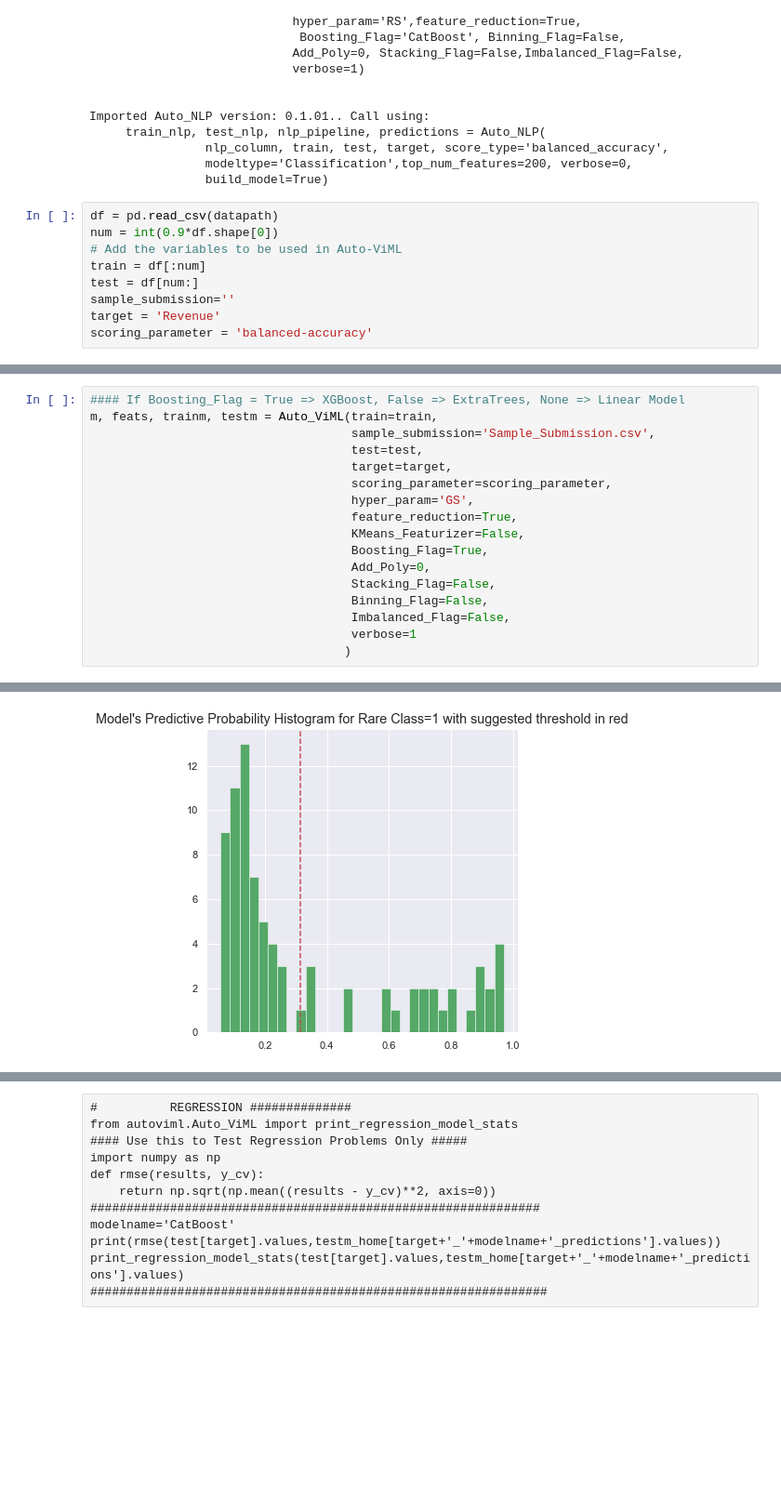
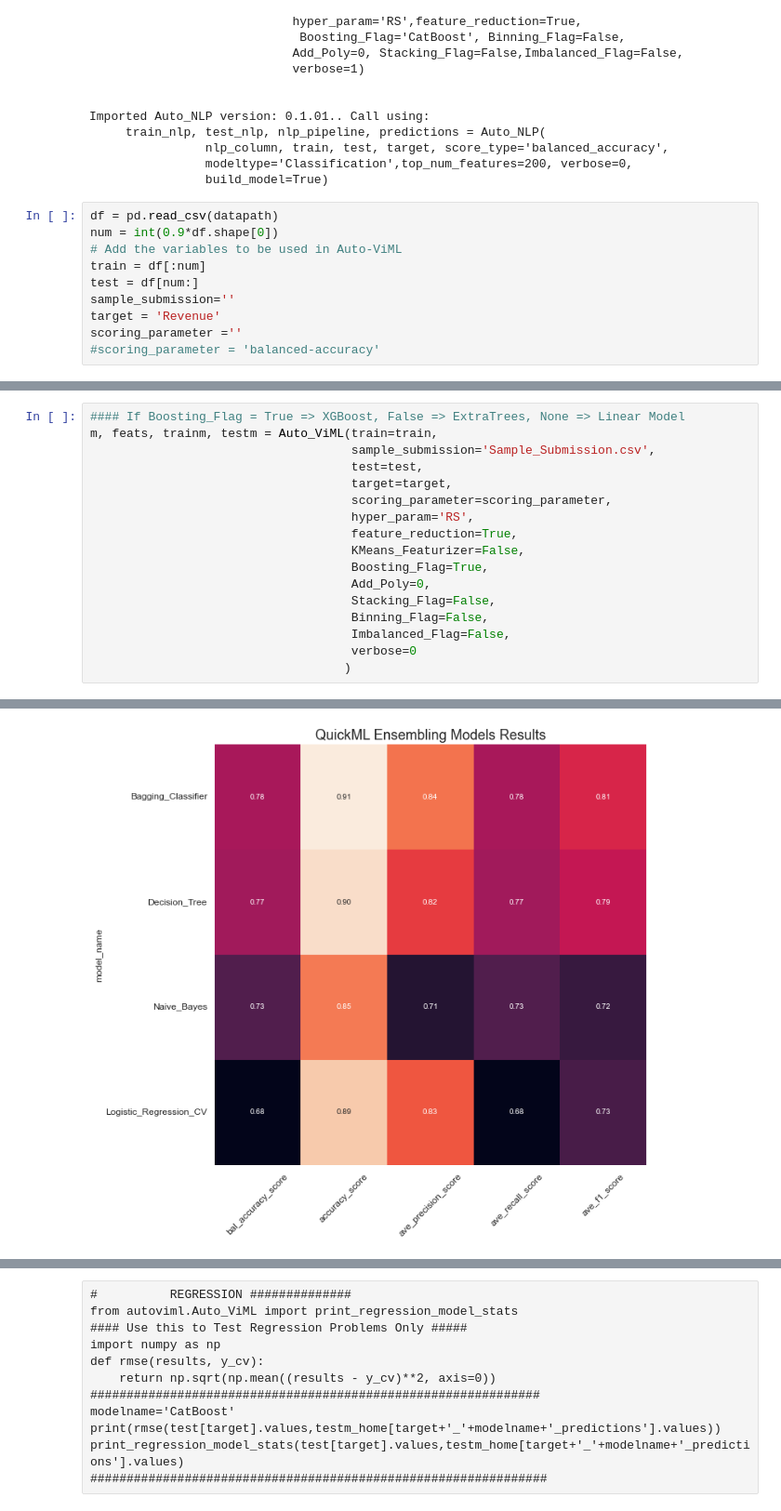
Before and after one commit to Peteresis/Auto_ViML, a Jupyter notebook: Example Notebook/Prueba_Auto_ViML (Shoppers).ipynb, the cells around one changed output, grey strips where cells are left out. Shown at 93% size. Cells and saved outputs as stored; diff of their text form; blank space fills up the shorter version.

```diff
--- a/Example Notebook/Prueba_Auto_ViML (Shoppers).ipynb
+++ b/Example Notebook/Prueba_Auto_ViML (Shoppers).ipynb
@@ -159,7 +159,8 @@ train = df[:num]
 test = df[num:]
 sample_submission=''
 target = 'Revenue'
-scoring_parameter = 'balanced-accuracy'
+scoring_parameter =''
+#scoring_parameter = 'balanced-accuracy'
 # %%
 print(train.shape)
 # %% [output]
@@ -193,7 +194,7 @@ m, feats, trainm, testm = Auto_ViML(train=train,
                                     test=test,
                                     target=target,
                                     scoring_parameter=scoring_parameter,
-                                    hyper_param='GS',
+                                    hyper_param='RS',
                                     feature_reduction=True,
                                     KMeans_Featurizer=False,
                                     Boosting_Flag=True,
@@ -201,7 +202,7 @@ m, feats, trainm, testm = Auto_ViML(train=train,
                                     Stacking_Flag=False,
                                     Binning_Flag=False,
                                     Imbalanced_Flag=False,
-                                    verbose=1
+                                    verbose=0
                                    )
 # %% [output]
 ##############  D A T A   S E T  A N A L Y S I S  #######################
@@ -258 +225 @@ Finding Best Threshold for Highest F1 Score...
-[figure, old version]
+[figure, new version]
```
Also changed, not shown: parts of 6 cells of this notebook, 3 other files.
